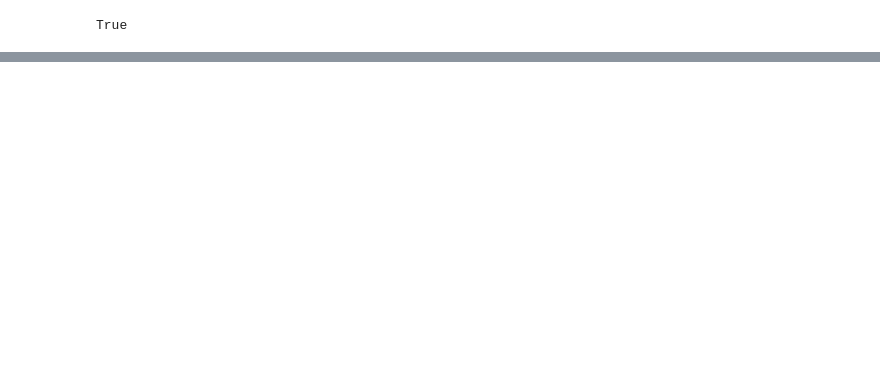
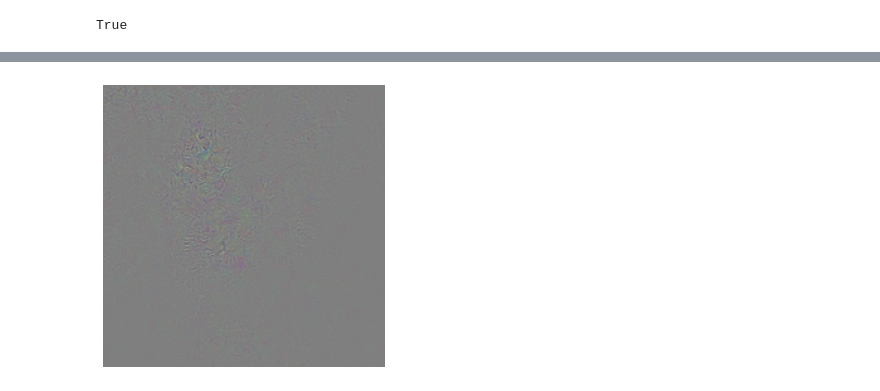
Before and after one commit to ccfarah/AdversarialADR, a Jupyter notebook: foolbox.ipynb, the cells around one changed output, grey strips where cells are left out. Saved outputs shown, nothing was run; the diff lists cells and outputs as text; code cells hidden in the pictures; blank space fills up the shorter version.

```diff
--- a/foolbox.ipynb
+++ b/foolbox.ipynb
@@ -43,0 +56,8 @@ RuntimeError: CUDA out of memory. Tried to allocate 26.00 MiB (GPU 0; 3.82 GiB t
+# %%
+criterion = fb.criteria.TargetedMisclassification(target_classes)
+# %%
+attack = fb.attacks.L2CarliniWagnerAttack(steps=100)
+# %%
+epsilons = None
+# %%
+advs, _, is_adv = attack(fmodel, images, criterion, epsilons=epsilons)
@@ -43,0 +81,4 @@ RuntimeError: CUDA out of memory. Tried to allocate 26.00 MiB (GPU 0; 3.82 GiB t
+# %%
+fb.plot.images(advs - images, n=1, bounds=(-0.1, 0.1), scale=4.)
+# %% [output]
+[figure, added]
```
Also changed, not shown: parts of 14 cells of this notebook, 4 other files.
